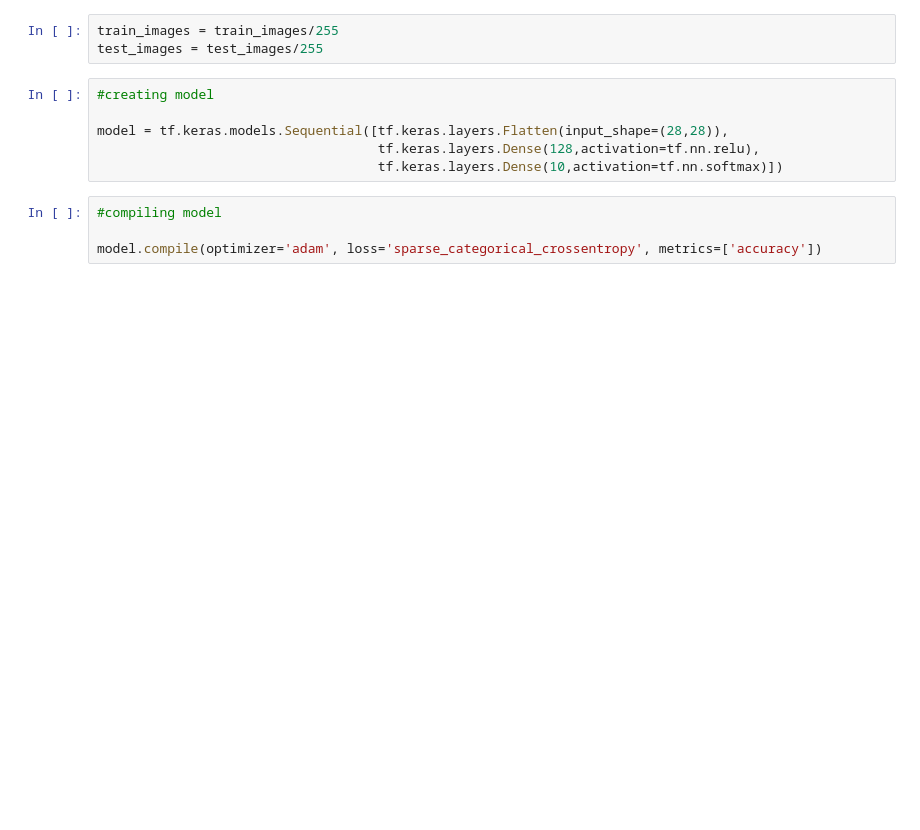
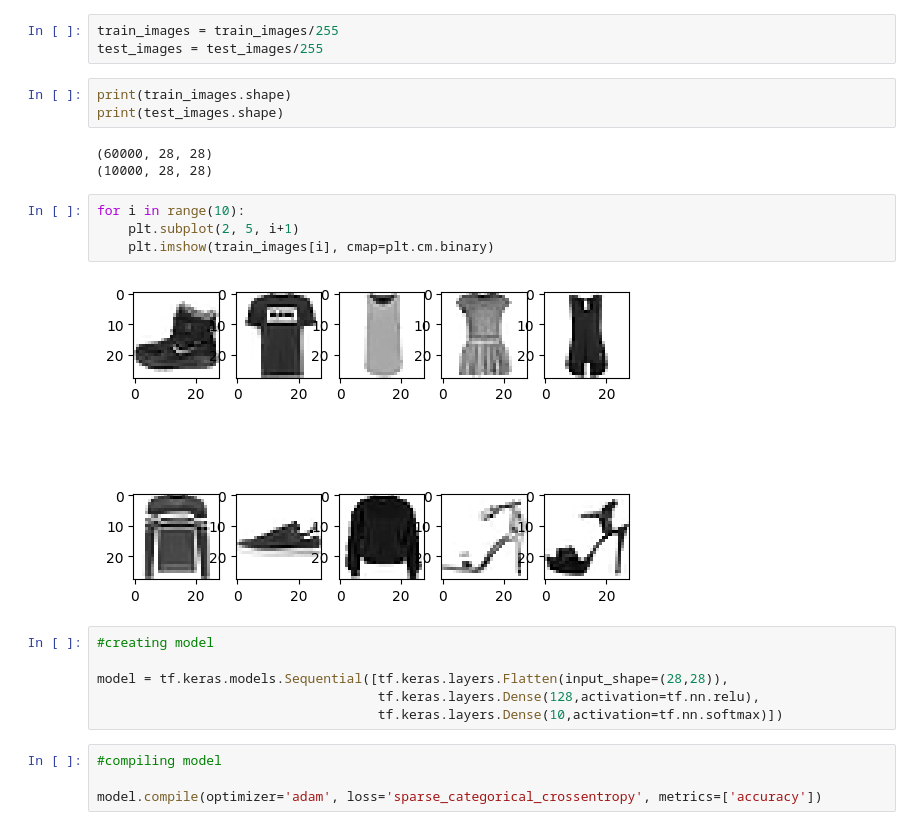
Before and after one commit to juneedpk/vscode-jupyter, a Jupyter notebook: tensorflow/fmnist.ipynb, the cells around one changed output. Cells and saved outputs as stored; diff of their text form; blank space fills up the shorter version.

```diff
--- a/tensorflow/fmnist.ipynb
+++ b/tensorflow/fmnist.ipynb
@@ -21,6 +12,18 @@ Downloading data from https://storage.googleapis.com/tensorflow/tf-keras-dataset
 # %%
 train_images = train_images/255
 test_images = test_images/255
+# %%
+print(train_images.shape)
+print(test_images.shape)
+# %% [output]
+(60000, 28, 28)
+(10000, 28, 28)
+# %%
+for i in range(10):
+    plt.subplot(2, 5, i+1)
+    plt.imshow(train_images[i], cmap=plt.cm.binary)
+# %% [output]
+[figure, added]
 # %%
 #creating model
 
```
Also changed, not shown: parts of 7 cells of this notebook.
